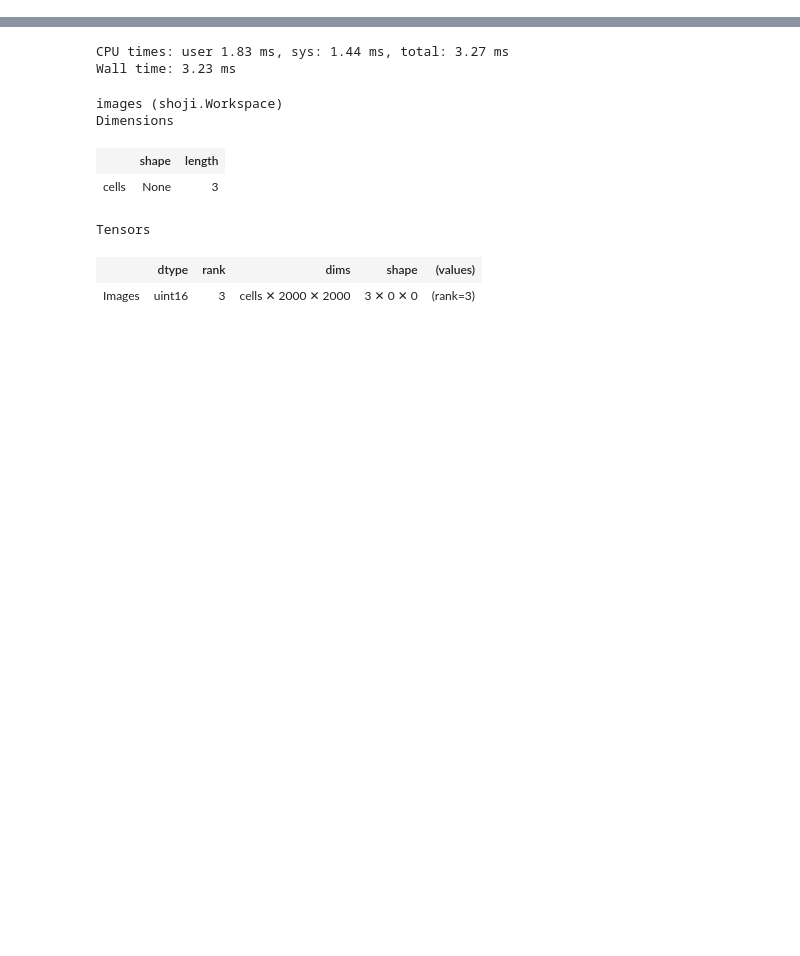
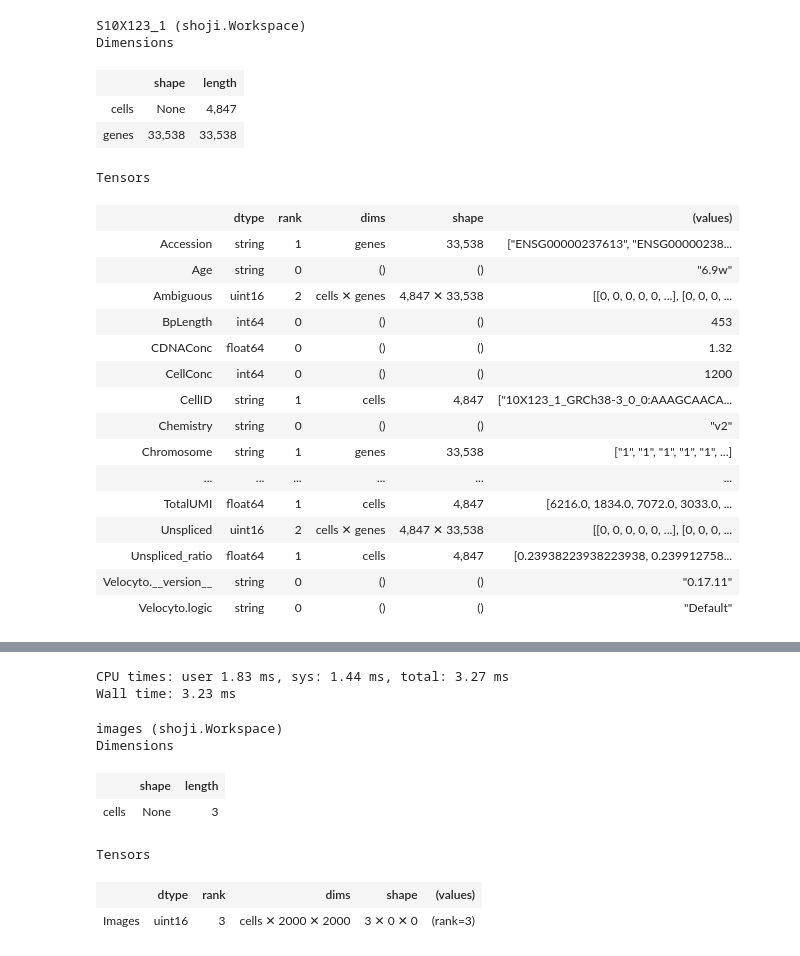
Before and after one commit to linnarsson-lab/shoji, a Jupyter notebook: notebooks/shoji.ipynb, the cells around one changed output, grey strips where cells are left out. Cells and saved outputs as stored; diff of their text form; code cells hidden in the pictures; blank space fills up the shorter version.

```diff
--- a/notebooks/shoji.ipynb
+++ b/notebooks/shoji.ipynb
@@ -25,3 +30,28 @@ Sub-workspaces
+# %%
+db.refdb.samples.S10X123_1
+# %% [output]
+S10X123_1 (shoji.Workspace)
+Dimensions
+|  | shape | length |
+| cells | None | 4,847 |
+| genes | 33,538 | 33,538 |
+Tensors
+|  | dtype | rank | dims | shape | (values) |
+| Accession | string | 1 | genes | 33,538 | ["ENSG00000237613", "ENSG00000238... |
+| Age | string | 0 | () | () | "6.9w" |
+| Ambiguous | uint16 | 2 | cells ✕ genes | 4,847 ✕ 33,538 | [[0, 0, 0, 0, 0, ...], [0, 0, 0, ... |
+| BpLength | int64 | 0 | () | () | 453 |
+| CDNAConc | float64 | 0 | () | () | 1.32 |
+| CellConc | int64 | 0 | () | () | 1200 |
+| CellID | string | 1 | cells | 4,847 | ["10X123_1_GRCh38-3_0_0:AAAGCAACA... |
+| Chemistry | string | 0 | () | () | "v2" |
+| Chromosome | string | 1 | genes | 33,538 | ["1", "1", "1", "1", "1", ...] |
+| ... | ... | ... | ... | ... | ... |
+| TotalUMI | float64 | 1 | cells | 4,847 | [6216.0, 1834.0, 7072.0, 3033.0, ... |
+| Unspliced | uint16 | 2 | cells ✕ genes | 4,847 ✕ 33,538 | [[0, 0, 0, 0, 0, ...], [0, 0, 0, ... |
+| Unspliced_ratio | float64 | 1 | cells | 4,847 | [0.23938223938223938, 0.239912758... |
+| Velocyto.__version__ | string | 0 | () | () | "0.17.11" |
+| Velocyto.logic | string | 0 | () | () | "Default" |
 # %%
 if "test" in db:
     del db.test
```
Also changed, not shown: parts of 13 cells of this notebook, 19 other files.
